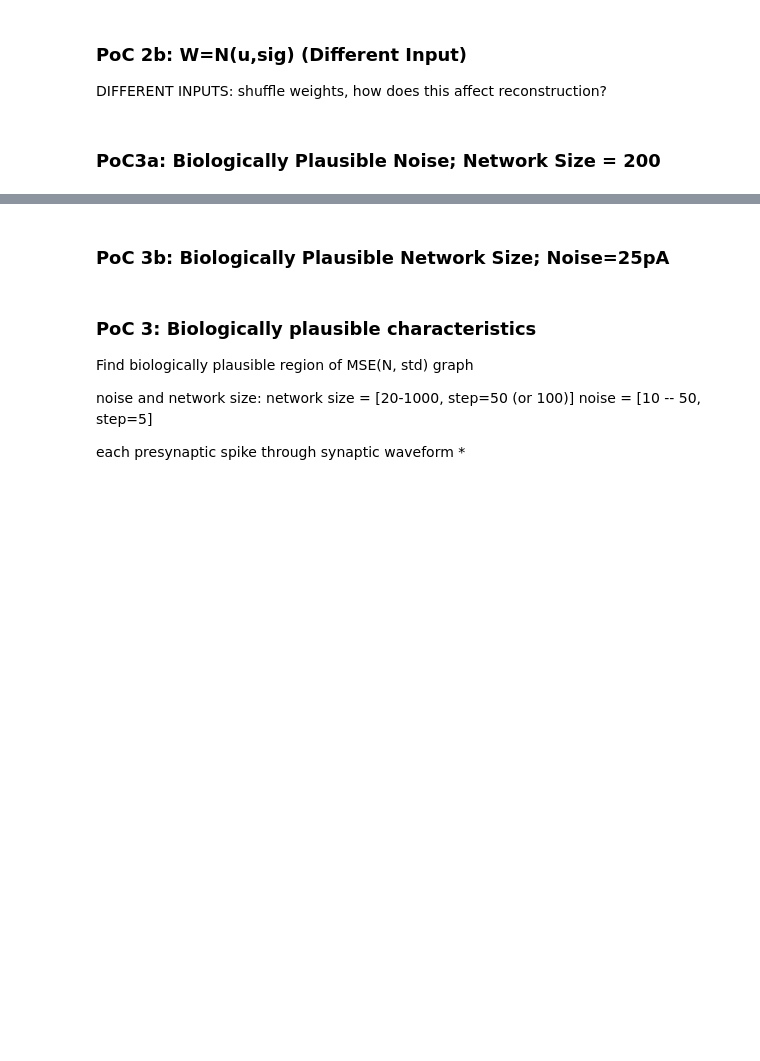
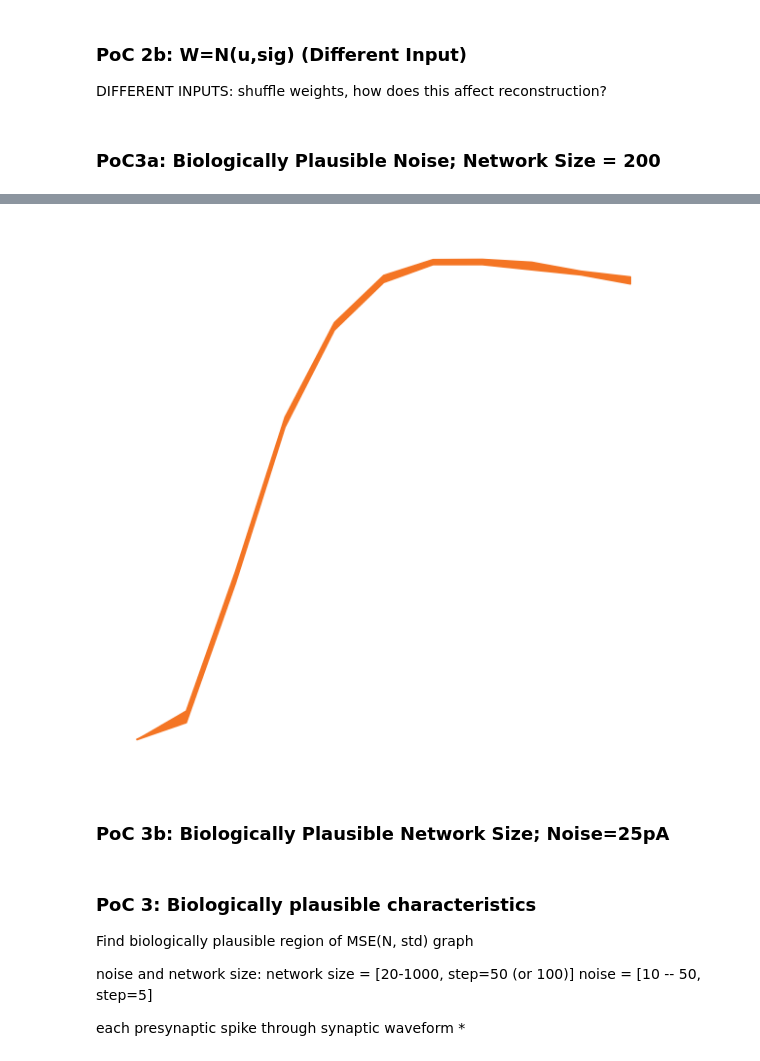
Before and after one commit to nsbspl/async-spike-propagation, a Jupyter notebook: main.ipynb, the cells around one changed output, grey strips where cells are left out. Saved outputs shown, nothing was run; the diff lists cells and outputs as text; code cells hidden in the pictures; blank space fills up the shorter version.

```diff
--- a/main.ipynb
+++ b/main.ipynb
@@ -415,32 +429,3 @@ plt.savefig((os.path.join(GRAPHS_DIR, "verif_fcl_approx_weights.png")))
-# %%
-sns.set(style="white")
-sns.set_context("talk", font_scale=2.5)
-
-plt.rc('axes',edgecolor='#FFFFFF')
-
-sns.set(style="white")
-sns.set_context("talk", font_scale=2.5)
-plt.rc('axes',edgecolor='#FFFFFF')
-
-t = np.arange(0, 1.0, 1e-4)
-
-plt.figure(figsize=(10,8))
-plt.ylim(top=50, bottom=-1)
-
-plt.xticks([])
-#plt.yticks([])
-#     plt.xticks(np.arange(0, 5.1, step=2.5))
-
-plt.plot(t, in_fr.mean(1).numpy()[:10000], "#888888", lw=5.0)
-plt.plot(t, out_fr.mean(1).numpy()[:10000], '#177C9D', lw=5.0) # 189B48', E30031
-
-
-sns.despine()
-
-# plt.show()
-plt.savefig((os.path.join(GRAPHS_DIR, "verif_fcl_approx_inst_fr.png")))
-
-# plt.close()
 # %%
 noise_vs_efficiency = []
 noise = []
@@ -454,9 +439,9 @@ for exp_uuid in mve.var_values_dict:
     noise += [mve.var_values_dict[exp_uuid]['int_noise']]
     noise_vs_efficiency += [efficiencies]
 # %%
-new_noise = []
+noise_x_axis = []
 for n in range(len(noise_vs_efficiency)):
     for e in range(len(noise_vs_efficiency[n])):
-        new_noise.append(noise[n])
+        noise_x_axis.append(noise[n])
 # %%
 np.mean(noise_vs_efficiency, axis=1)
@@ -463,15 +452,17 @@ np.mean(noise_vs_efficiency, axis=1)
 # %%
 plt.figure(figsize=(10,10))
 sns.set(style="white")
 sns.set_context("talk", font_scale=1.5)
 plt.rc('axes',edgecolor='#FFFFFF')
 
-ax = sns.lineplot(x=np.array(new_noise), y=np.array(noise_vs_efficiency).flatten(),
+ax = sns.lineplot(x=np.array(noise_x_axis), y=np.array(noise_vs_efficiency).flatten(),
              linewidth=1, color='#F47524', ci='sd', err_style='band')
 
 ax.get_children()[0].set_alpha(1.0)
 plt.xticks([])
 plt.yticks([])
 
-# plt.show()
-plt.savefig(os.path.join(GRAPHS_DIR, load_poc_3a_file + ".png"))
+plt.show()
+# plt.savefig(os.path.join(GRAPHS_DIR, load_poc_3a_file + ".png"))
+# %% [output]
+[figure, added]
```
Also changed, not shown: parts of 52 cells of this notebook, 4 other files.
